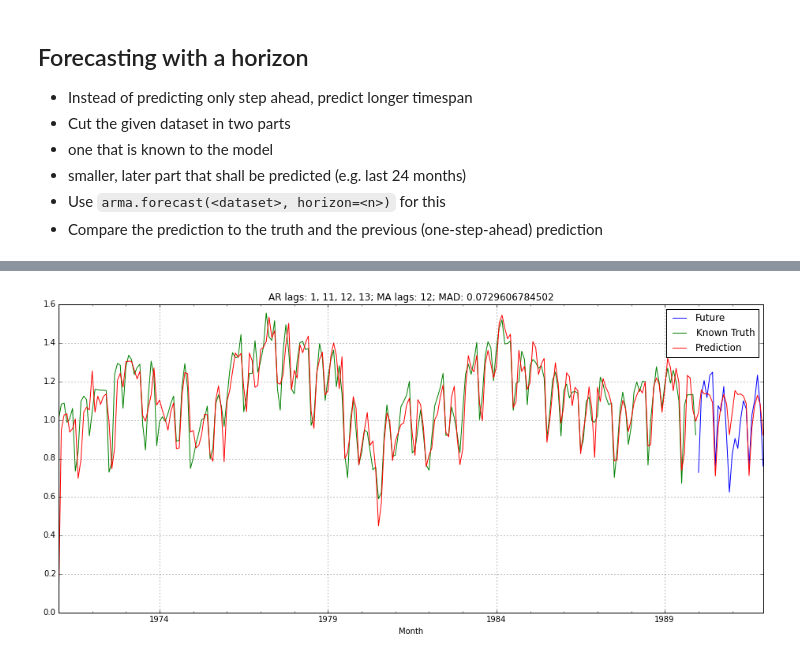
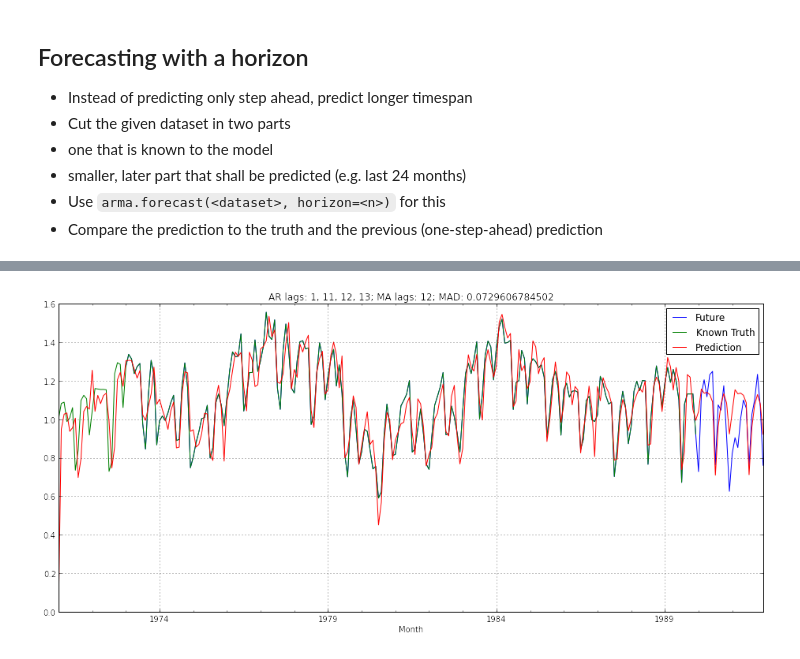
Before and after one commit to blue-yonder/pydse, a Jupyter notebook: notebooks/petroleum.ipynb, the cells around one changed output, grey strips where cells are left out. Drawn from its saved outputs; the diff is of its cells as text; code cells hidden in the pictures.

```diff
--- a/notebooks/petroleum.ipynb
+++ b/notebooks/petroleum.ipynb
@@ -329,12 +314,9 @@ pass
 # %%
 # Use lags from the previous training
 arma = ARMA(A=make_lag_arr(best_ar_lags), B=make_lag_arr(best_ma_lags), rand_state=0)
 arma.fix_constants()
 arma.est_params(residual[:-24])
-horizon['Prediction'] = arma.forecast(residual[:-24], horizon=24)[:, 0]
-MAD = np.mean(np.abs(horizon['Prediction'] - residual)[20:])
-horizon.plot(title="AR lags: {}; MA lags: {}; MAD: {}".format(
-    ", ".join(map(str, best_ar_lags)), ", ".join(map(str, best_ma_lags)), MAD))
+arma.plot_forecast(residual, horizon=24)
 pass
 # %% [output]
-[figure, old version]
+[figure, new version]
```
Also changed, not shown: parts of 18 cells of this notebook.
